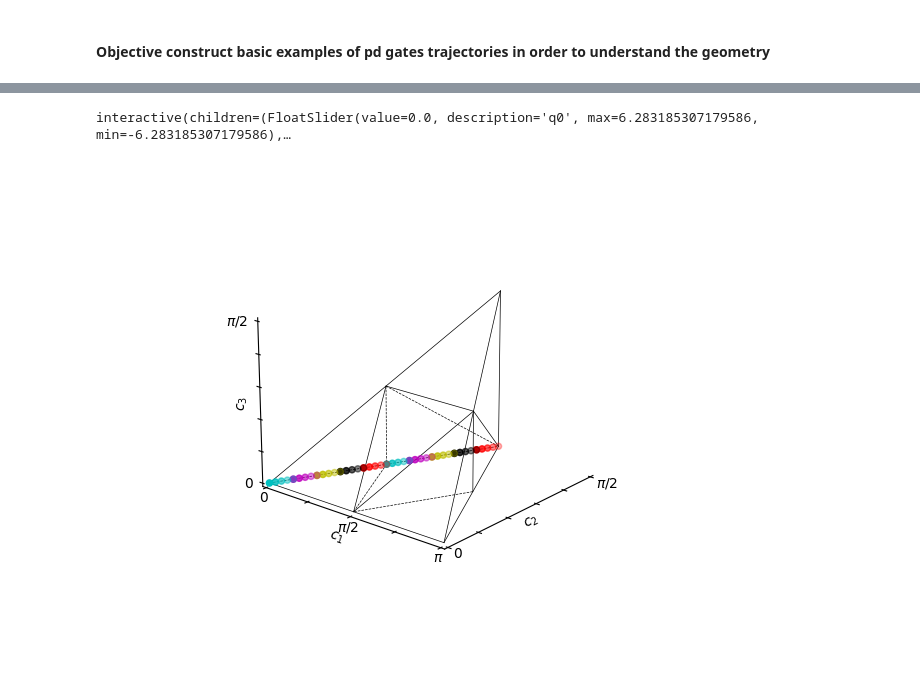
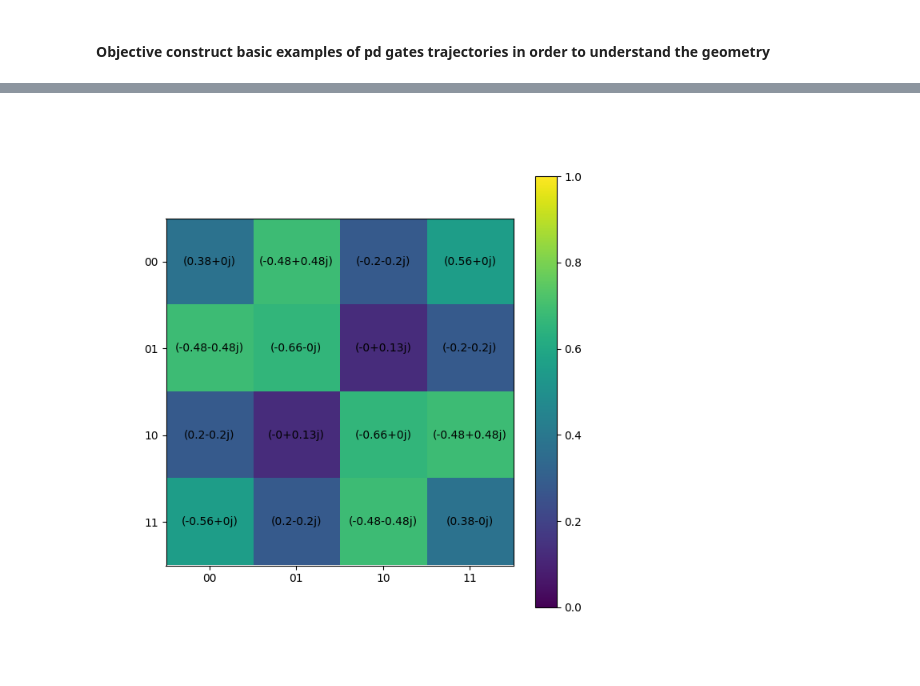
Before and after one commit to Pitt-JonesLab/slam_decomposition, a Jupyter notebook: slam/scripts/parallel_drive_playground.ipynb, the cells around one changed output, grey strips where cells are left out. Cells and saved outputs as stored; diff of their text form; code cells hidden in the pictures.

```diff
--- a/slam/scripts/parallel_drive_playground.ipynb
+++ b/slam/scripts/parallel_drive_playground.ipynb
@@ -9 +38,6 @@ from ipywidgets import interact
+# %%
+from slam.utils.visualize import plotMatrix
+plotMatrix(pdgw.final_unitary);
+# %% [output]
+[figure, added]
 # %%
@@ -11,7 +44,0 @@ pdgw = ParallelDrivenGateWidget(N = 10, gc = np.pi/2, gg = 0, phase_c = 0, phase
-# %%
-# use widget to change parameters
-bounds = (-2*np.pi, 2*np.pi)
-interact(pdgw.widget_wrap, q0=bounds, q1=bounds);
-# %% [output]
-interactive(children=(FloatSlider(value=0.0, description='q0', max=6.283185307179586, min=-6.283185307179586),…
-[figure, removed]
```
Also changed, not shown: parts of 8 cells of this notebook, 4 other files.
